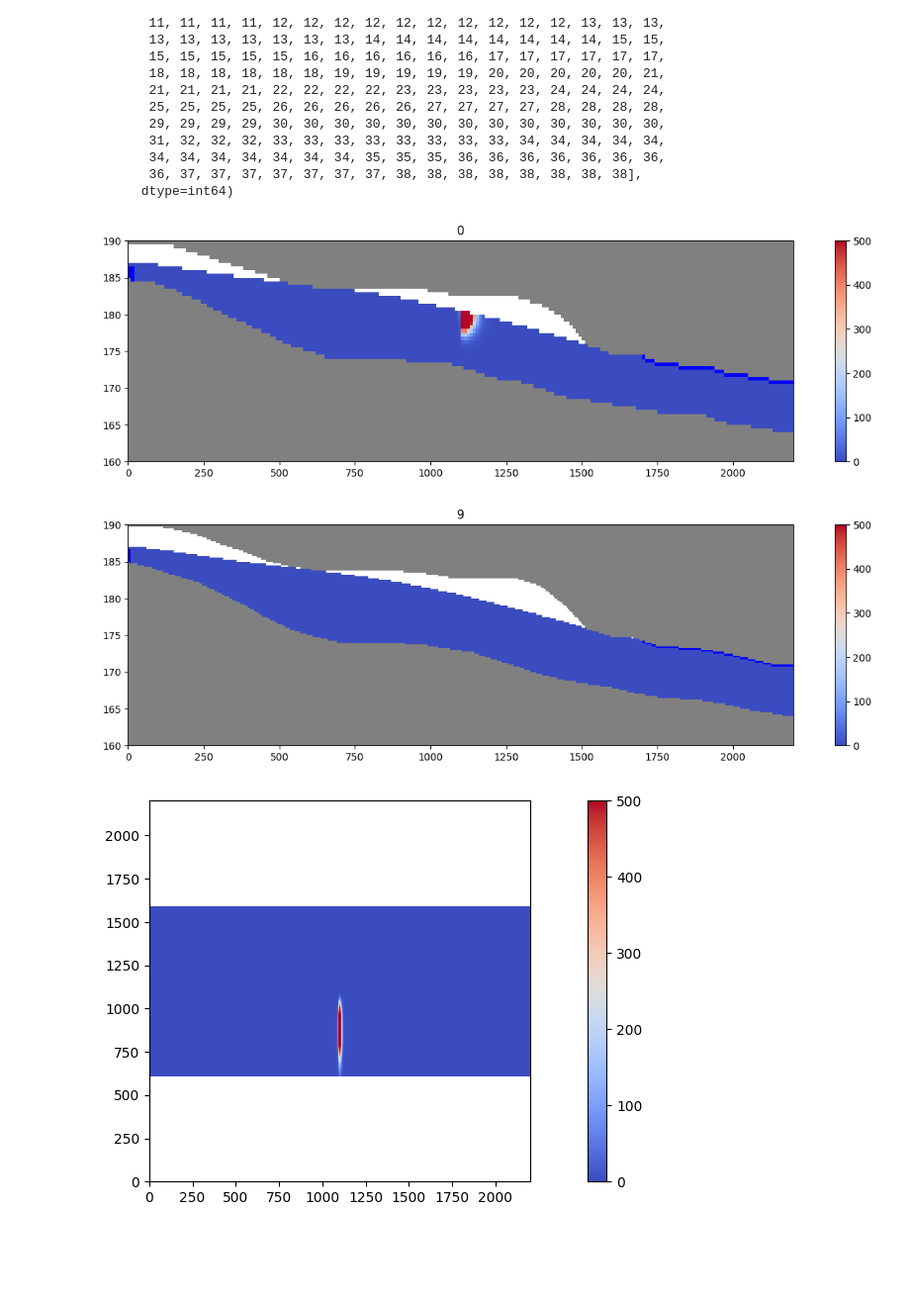
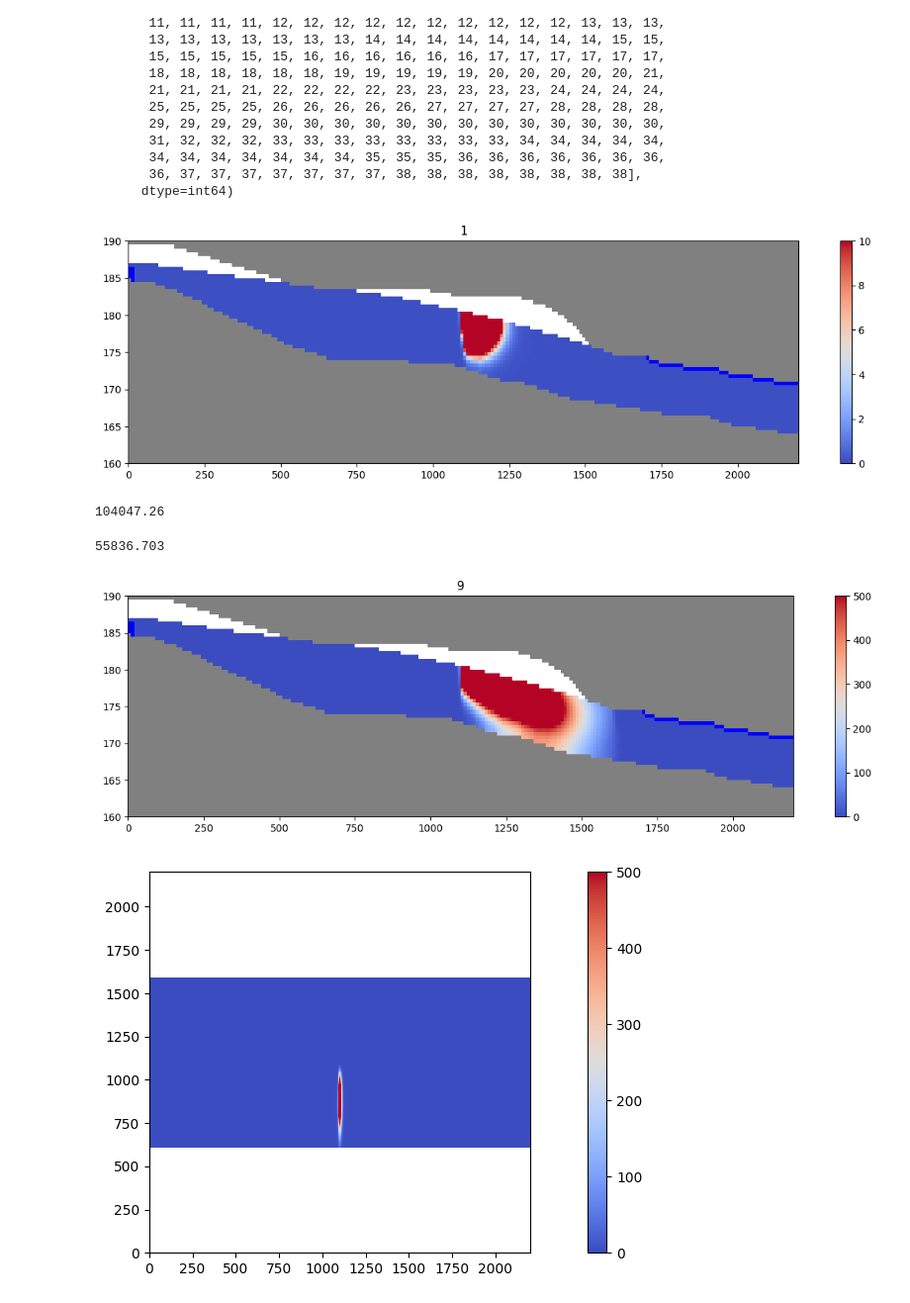
Before and after one commit to Shuyang-Wang/wasaga_model, a Jupyter notebook: wasaga_regional_test/2-wasga_regional_test.ipynb, the cells around one changed output. Shown at 99% size. Saved outputs shown, nothing was run; the diff lists cells and outputs as text; code cells hidden in the pictures; blank space fills up the shorter version.

```diff
--- a/wasaga_regional_test/2-wasga_regional_test.ipynb
+++ b/wasaga_regional_test/2-wasga_regional_test.ipynb
@@ -506,8 +506,8 @@ model_ws
 # model_ws = "C:\\Users\\swan47\\AppData\\Local\\Temp\\_T1010000710_wasaga_t2pm85_1"
 # model = flopy.modflow.Modflow.load('example_model.nam', model_ws=model_ws)
 # %%
-model_ws = "C:\\Users\\swan47\\Documents\Data\\_wasaga_regional_local\\_T1018172838_wasaga_xfhktk3z_440x120_dis-test"
-model = flopy.modflow.Modflow.load('example_model.nam', model_ws=model_ws)
+# model_ws = "C:\\Users\\swan47\\Documents\Data\\_wasaga_regional_local\\_T1018172838_wasaga_xfhktk3z_440x120_dis-test"
+# model = flopy.modflow.Modflow.load('example_model.nam', model_ws=model_ws)
 # %%
 fig = plt.figure(figsize=(15, 5))
 xsect = flopy.plot.PlotCrossSection(model=model, line={"Column": 0})
@@ -582,35 +582,35 @@ array([ 6,  6,  6,  6,  6,  6,  6,  6,  6,  6,  6,  7,  7,  7,  7,  7,  7,
 # %%
 
 ### read data
-kper = 0
+kper = 1
 col = int(ncol)/2
 
 # Read the concentration data from the UCN file
 ucnobj = flopy.utils.binaryfile.UcnFile(model_ws + '/MT3D001.UCN')
 concentration_array = ucnobj.get_data(kstpkper=(0, kper))# (time step, stress period)
 
 # Mask the inactive cells
 mask = ((ibound== 0)|(concentration_array>=1e30))
 masked_conc_data = np.ma.masked_where(mask, concentration_array)
 
 
 
 ### plotting# ####################
 
 fig = plt.figure(figsize=(15, 4))
 
 line = {"Column": col}
 
 # Create a PlotCrossSection object for the model
 xsect = flopy.plot.PlotCrossSection(model=model, line=line)
 
 # Plot the concentration results
-cs = xsect.plot_array(masked_conc_data, cmap='coolwarm', vmin=0, vmax=500)
+cs = xsect.plot_array(masked_conc_data, cmap='coolwarm', vmin=0, vmax=10)
 plt.colorbar(cs)
 ibd = xsect.plot_ibound(color_noflow='grey')
 plt.title(kper)
 plt.show()
 
 ##------------------------
 # %% [output]
-[figure, old version]
+[figure, new version]
@@ -617,3 +619,11 @@ plt.show()
+# %%
+concentration_array[np.where(concentration_array>0.1)].sum()
+# %% [output]
+104047.26
+# %%
+concentration_array[np.where(concentration_array<=0.1)].sum()
+# %% [output]
+55836.703
 # %%
 
 ### read data
@@ -647,7 +657,7 @@ plt.title(kper)
 plt.show()
 ##------------------------
 # %% [output]
-[figure, old version]
+[figure, new version]
 # %%
 kper = 9
 lay = int(30*2)
```
Also changed, not shown: parts of 12 cells of this notebook.
